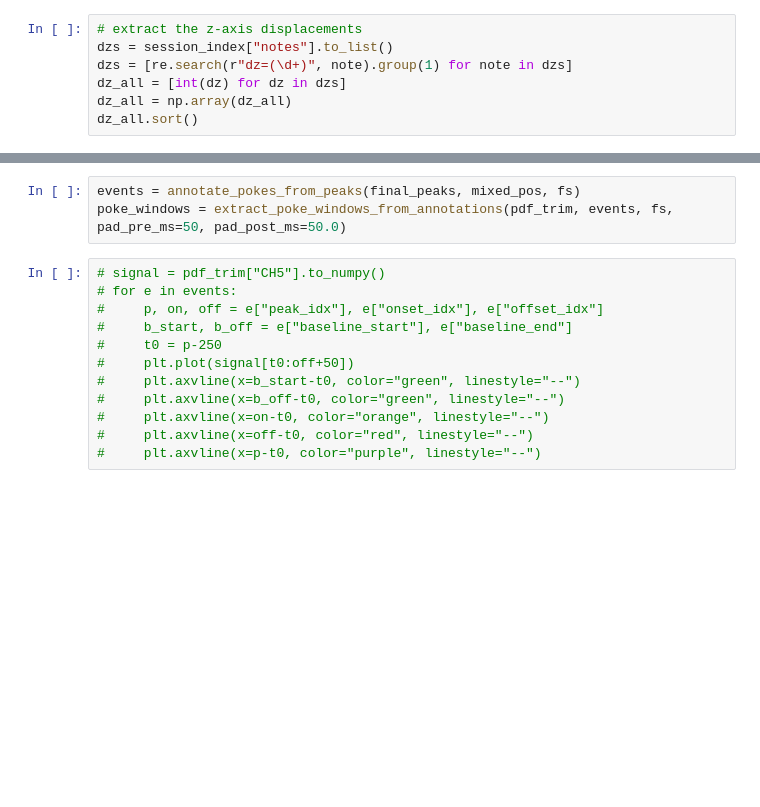
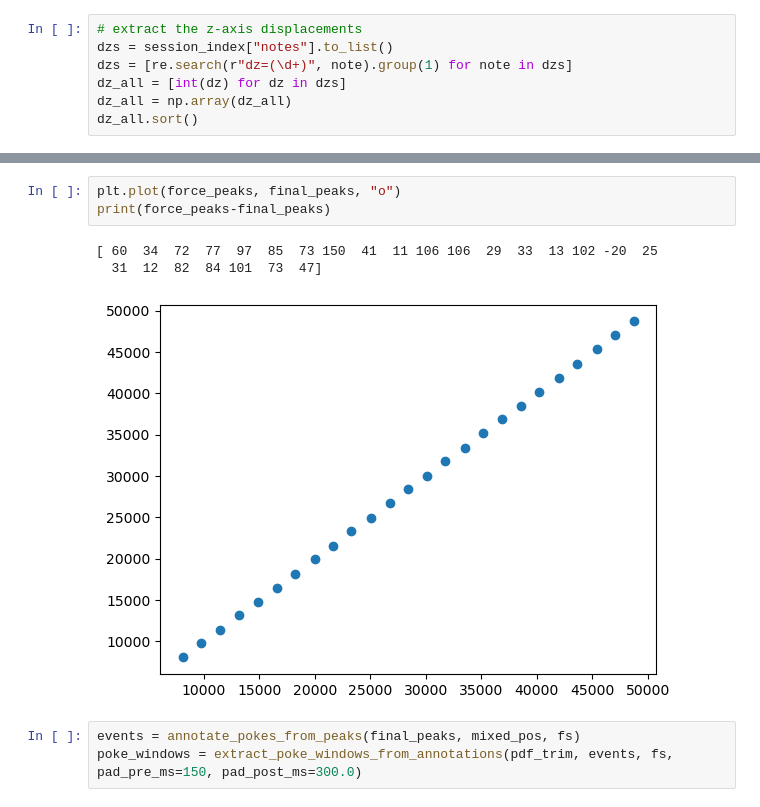
Before and after one commit to maggie-jiayizhang/sensetics, a Jupyter notebook: signal_to_force.ipynb, the cells around one changed output, grey strips where cells are left out. Drawn from its saved outputs; the diff is of its cells as text; blank space fills up the shorter version.

```diff
--- a/signal_to_force.ipynb
+++ b/signal_to_force.ipynb
@@ -55,18 +93,13 @@ dz=260, detected 10 pokes, force peaks: 10
+# %%
+plt.plot(force_peaks, final_peaks, "o")
+print(force_peaks-final_peaks)
+# %% [output]
+[ 60  34  72  77  97  85  73 150  41  11 106 106  29  33  13 102 -20  25
+  31  12  82  84 101  73  47]
+[figure, added]
 # %%
 events = annotate_pokes_from_peaks(final_peaks, mixed_pos, fs)
-poke_windows = extract_poke_windows_from_annotations(pdf_trim, events, fs, pad_pre_ms=50, pad_post_ms=50.0)
+poke_windows = extract_poke_windows_from_annotations(pdf_trim, events, fs, pad_pre_ms=150, pad_post_ms=300.0)
-# %%
-# signal = pdf_trim["CH5"].to_numpy()
-# for e in events:
-#     p, on, off = e["peak_idx"], e["onset_idx"], e["offset_idx"]
-#     b_start, b_off = e["baseline_start"], e["baseline_end"]
-#     t0 = p-250
-#     plt.plot(signal[t0:off+50])
-#     plt.axvline(x=b_start-t0, color="green", linestyle="--")
-#     plt.axvline(x=b_off-t0, color="green", linestyle="--")
-#     plt.axvline(x=on-t0, color="orange", linestyle="--")
-#     plt.axvline(x=off-t0, color="red", linestyle="--")
-#     plt.axvline(x=p-t0, color="purple", linestyle="--")
 # %%
 f = plot_poke_windows(poke_windows, fs, ch="CH5", n=1,
                       title=f"dz={dz}, contact window, CH5")
```
Also changed, not shown: parts of 16 cells of this notebook, 3 other files.
